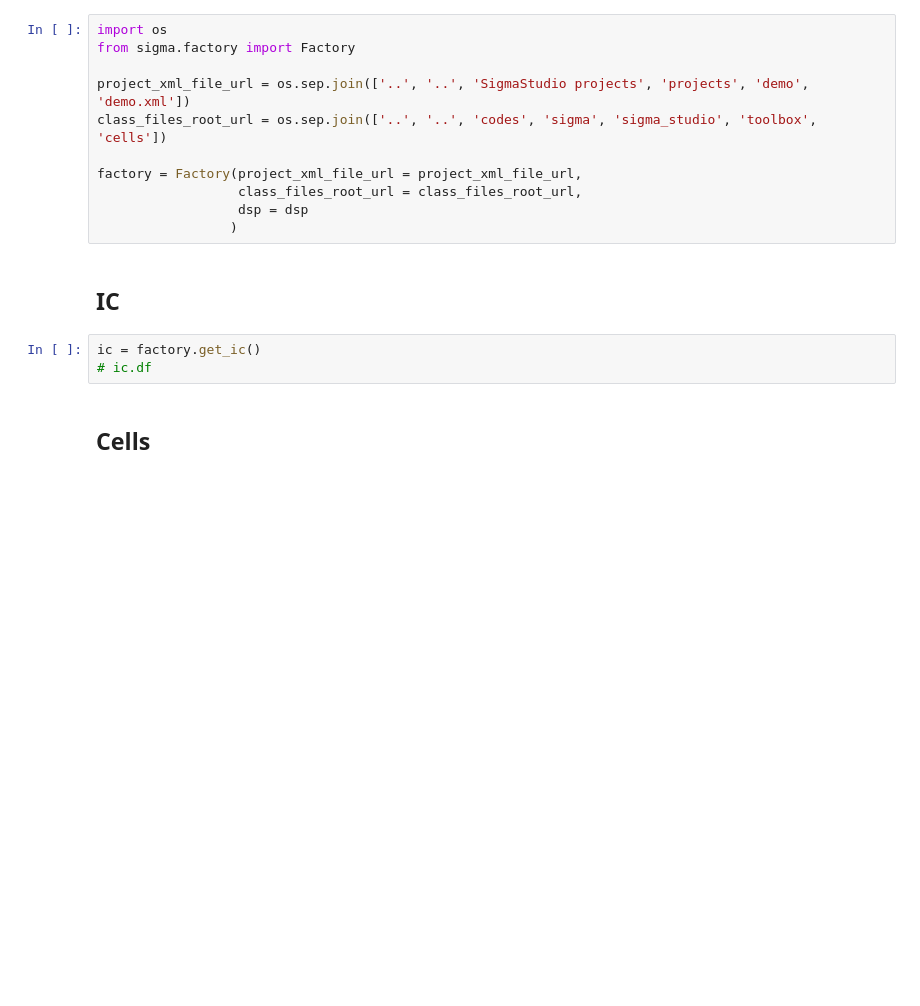
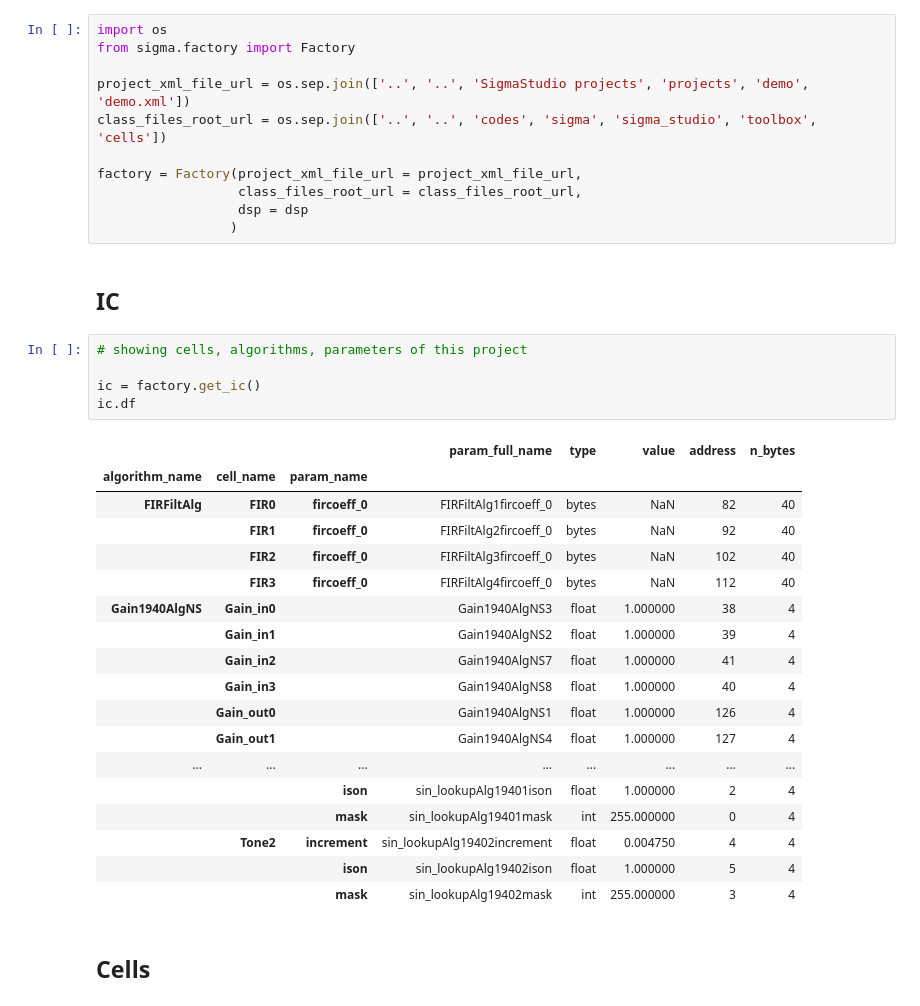
Before and after one commit to Wei1234c/SigmaDSP, a Jupyter notebook: notebooks/Functional test/Functional Demostration.ipynb, the cells around one changed output. Cells and saved outputs as stored; diff of their text form; blank space fills up the shorter version.

```diff
--- a/notebooks/Functional test/Functional Demostration.ipynb
+++ b/notebooks/Functional test/Functional Demostration.ipynb
@@ -87,9 +87,30 @@ factory = Factory(project_xml_file_url = project_xml_file_url,
                  )
 # %% [markdown]
 ## IC
-# %%
-ic = factory.get_ic()
-# ic.df
+# %%
+# showing cells, algorithms, parameters of this project
+
+ic = factory.get_ic()
+ic.df
+# %% [output]
+|  |  |  | param_full_name | type | value | address | n_bytes |
+| algorithm_name | cell_name | param_name |  |  |  |  |  |
+| FIRFiltAlg | FIR0 | fircoeff_0 | FIRFiltAlg1fircoeff_0 | bytes | NaN | 82 | 40 |
+|  | FIR1 | fircoeff_0 | FIRFiltAlg2fircoeff_0 | bytes | NaN | 92 | 40 |
+|  | FIR2 | fircoeff_0 | FIRFiltAlg3fircoeff_0 | bytes | NaN | 102 | 40 |
+|  | FIR3 | fircoeff_0 | FIRFiltAlg4fircoeff_0 | bytes | NaN | 112 | 40 |
+| Gain1940AlgNS | Gain_in0 |  | Gain1940AlgNS3 | float | 1.000000 | 38 | 4 |
+|  | Gain_in1 |  | Gain1940AlgNS2 | float | 1.000000 | 39 | 4 |
+|  | Gain_in2 |  | Gain1940AlgNS7 | float | 1.000000 | 41 | 4 |
+|  | Gain_in3 |  | Gain1940AlgNS8 | float | 1.000000 | 40 | 4 |
+|  | Gain_out0 |  | Gain1940AlgNS1 | float | 1.000000 | 126 | 4 |
+|  | Gain_out1 |  | Gain1940AlgNS4 | float | 1.000000 | 127 | 4 |
+| ... | ... | ... | ... | ... | ... | ... | ... |
+|  |  | ison | sin_lookupAlg19401ison | float | 1.000000 | 2 | 4 |
+|  |  | mask | sin_lookupAlg19401mask | int | 255.000000 | 0 | 4 |
+|  | Tone2 | increment | sin_lookupAlg19402increment | float | 0.004750 | 4 | 4 |
+|  |  | ison | sin_lookupAlg19402ison | float | 1.000000 | 5 | 4 |
+|  |  | mask | sin_lookupAlg19402mask | int | 255.000000 | 3 | 4 |
 # %% [markdown]
 ## Cells
 # %%
```
Also changed, not shown: parts of 7 cells of this notebook.
